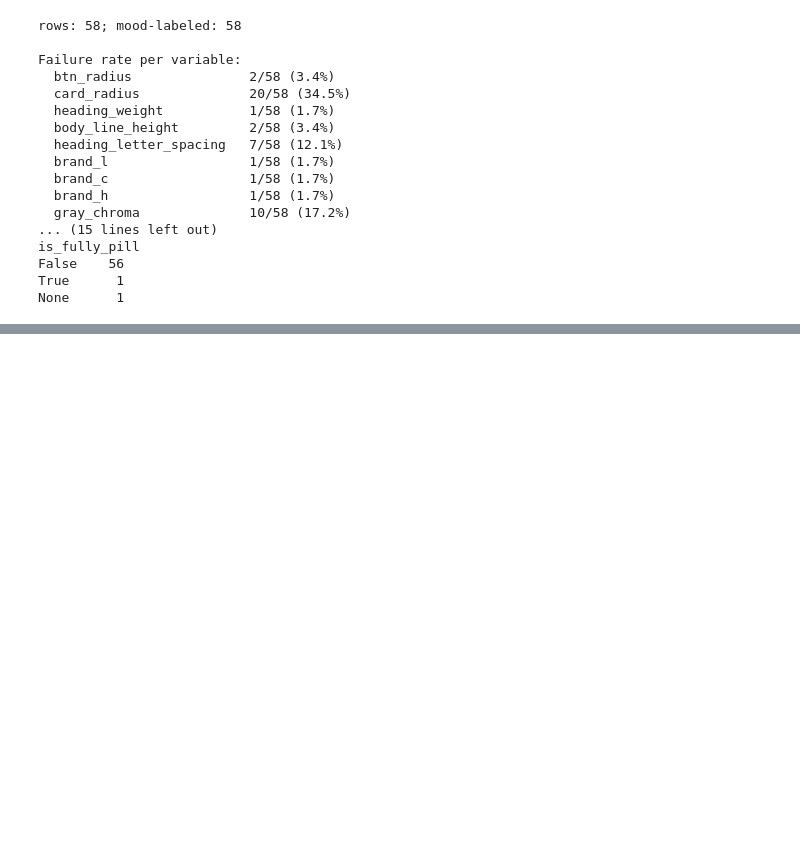
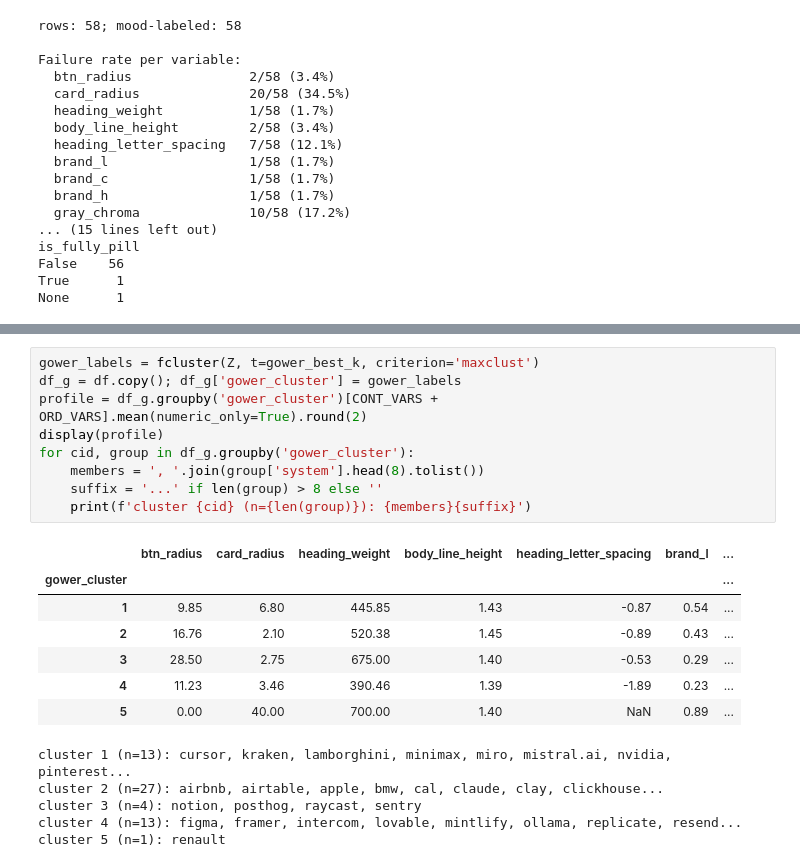
Before and after one commit to haneulcha/design-system-starter, a Jupyter notebook: docs/research/notebooks/2026-04-30-archetype-phase-b.ipynb, the cells around one changed output, grey strips where cells are left out. Drawn from its saved outputs; the diff is of its cells as text; blank space fills up the shorter version.

```diff
--- a/docs/research/notebooks/2026-04-30-archetype-phase-b.ipynb
+++ b/docs/research/notebooks/2026-04-30-archetype-phase-b.ipynb
@@ -67,0 +108,22 @@ None      1
+# %%
+gower_labels = fcluster(Z, t=gower_best_k, criterion='maxclust')
+df_g = df.copy(); df_g['gower_cluster'] = gower_labels
+profile = df_g.groupby('gower_cluster')[CONT_VARS + ORD_VARS].mean(numeric_only=True).round(2)
+display(profile)
+for cid, group in df_g.groupby('gower_cluster'):
+    members = ', '.join(group['system'].head(8).tolist())
+    suffix = '...' if len(group) > 8 else ''
+    print(f'cluster {cid} (n={len(group)}): {members}{suffix}')
+# %% [output]
+|  | btn_radius | card_radius | heading_weight | body_line_height | heading_letter_spacing | brand_l | ... |
+| gower_cluster |  |  |  |  |  |  | ... |
+| 1 | 9.85 | 6.80 | 445.85 | 1.43 | -0.87 | 0.54 | ... |
+| 2 | 16.76 | 2.10 | 520.38 | 1.45 | -0.89 | 0.43 | ... |
+| 3 | 28.50 | 2.75 | 675.00 | 1.40 | -0.53 | 0.29 | ... |
+| 4 | 11.23 | 3.46 | 390.46 | 1.39 | -1.89 | 0.23 | ... |
+| 5 | 0.00 | 40.00 | 700.00 | 1.40 | NaN | 0.89 | ... |
+cluster 1 (n=13): cursor, kraken, lamborghini, minimax, miro, mistral.ai, nvidia, pinterest...
+cluster 2 (n=27): airbnb, airtable, apple, bmw, cal, claude, clay, clickhouse...
+cluster 3 (n=4): notion, posthog, raycast, sentry
+cluster 4 (n=13): figma, framer, intercom, lovable, mintlify, ollama, replicate, resend...
+cluster 5 (n=1): renault
```
Also changed, not shown: parts of 2 cells of this notebook, 1 other file.
